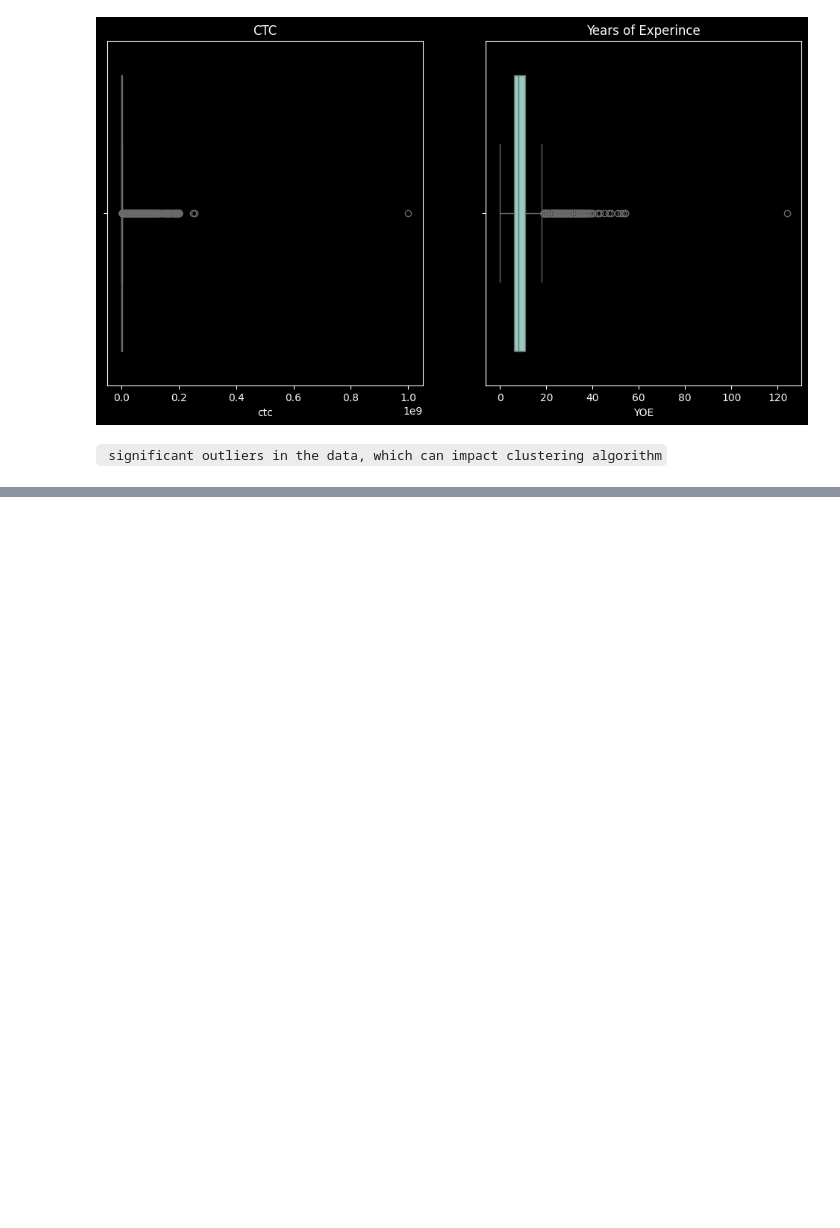
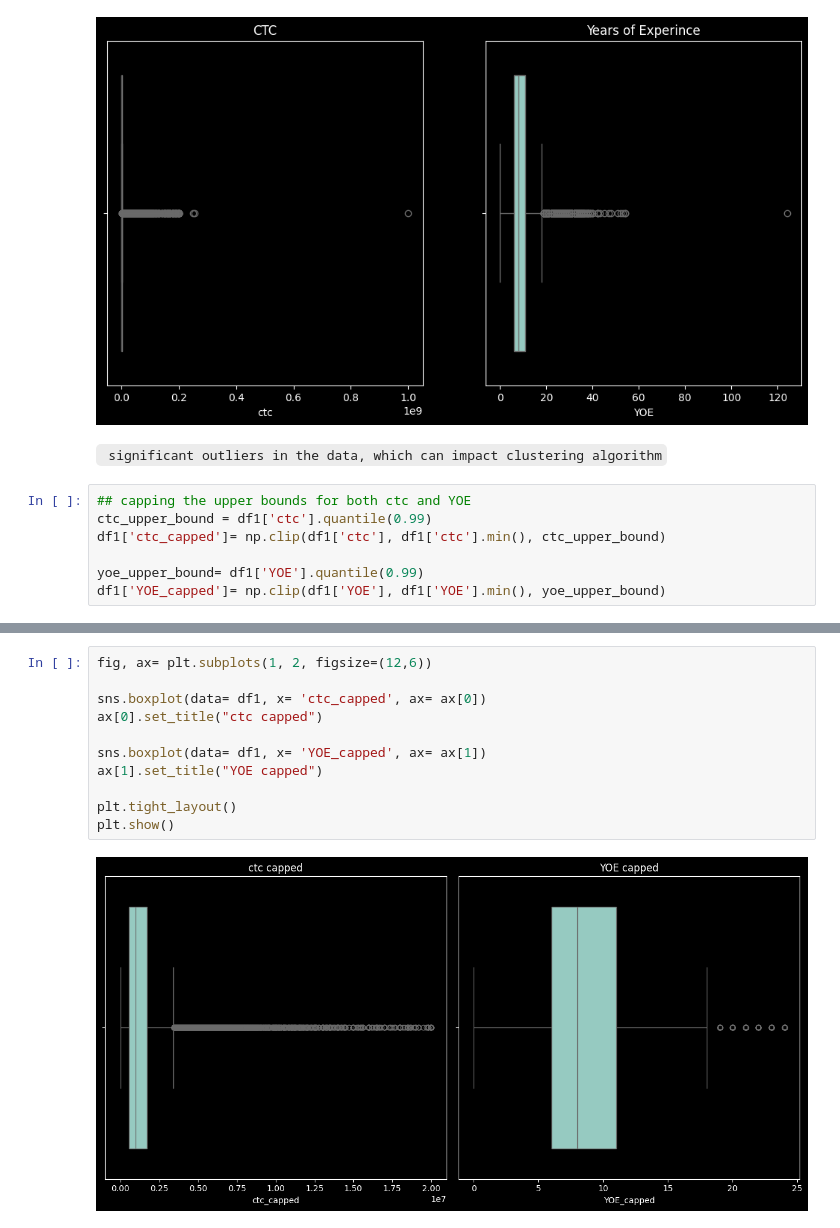
Before and after one commit to VDdotexe/Weekend_Scratching, a Jupyter notebook: case_studies/Clustering_CS.ipynb, the cells around one changed output, grey strips where cells are left out. Drawn from its saved outputs; the diff is of its cells as text; blank space fills up the shorter version.

````diff
--- a/case_studies/Clustering_CS.ipynb
+++ b/case_studies/Clustering_CS.ipynb
@@ -236,3 +243,10 @@ plt.show()
 [figure]
 # %% [markdown]
 ``` significant outliers in the data, which can impact clustering algorithm```
+# %%
+## capping the upper bounds for both ctc and YOE
+ctc_upper_bound = df1['ctc'].quantile(0.99)
+df1['ctc_capped']= np.clip(df1['ctc'], df1['ctc'].min(), ctc_upper_bound)
+
+yoe_upper_bound= df1['YOE'].quantile(0.99)
+df1['YOE_capped']= np.clip(df1['YOE'], df1['YOE'].min(), yoe_upper_bound)
@@ -238,0 +269,13 @@ plt.show()
+# %%
+fig, ax= plt.subplots(1, 2, figsize=(12,6))
+
+sns.boxplot(data= df1, x= 'ctc_capped', ax= ax[0])
+ax[0].set_title("ctc capped")
+
+sns.boxplot(data= df1, x= 'YOE_capped', ax= ax[1])
+ax[1].set_title("YOE capped")
+
+plt.tight_layout()
+plt.show()
+# %% [output]
+[figure, added]
````
Also changed, not shown: parts of 2 cells of this notebook.
